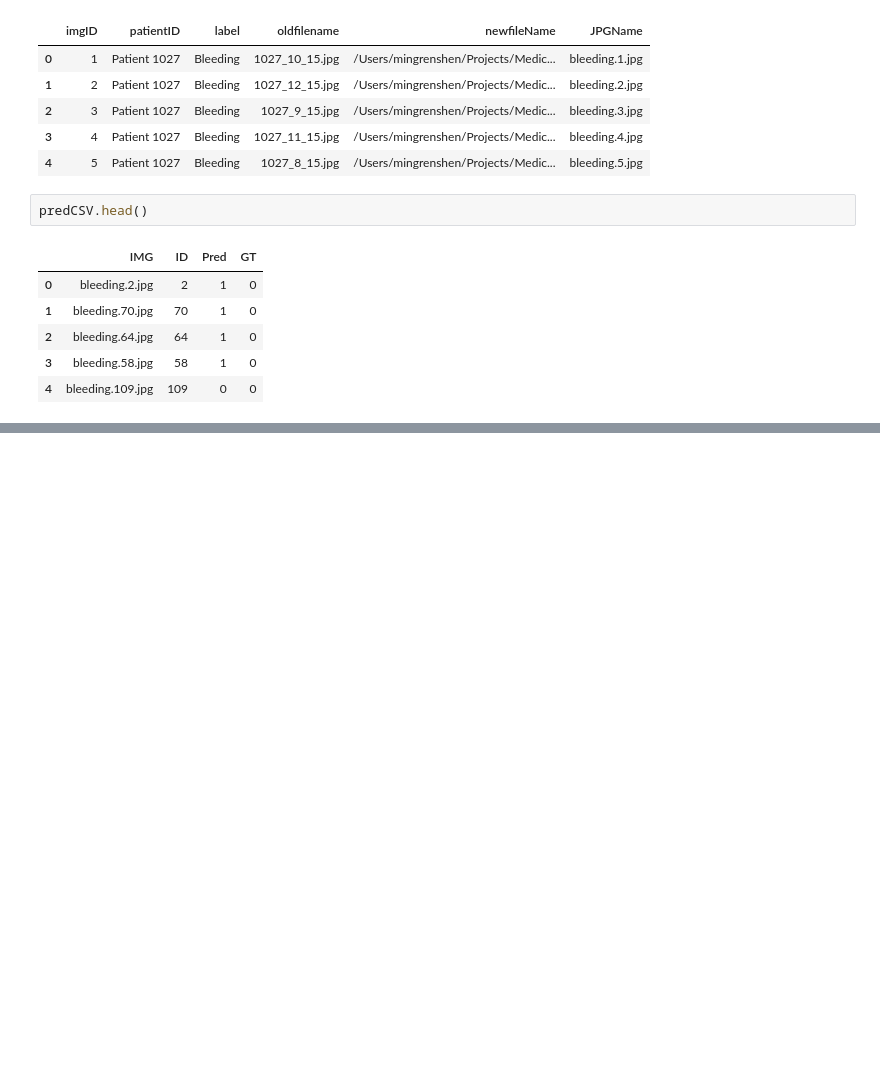
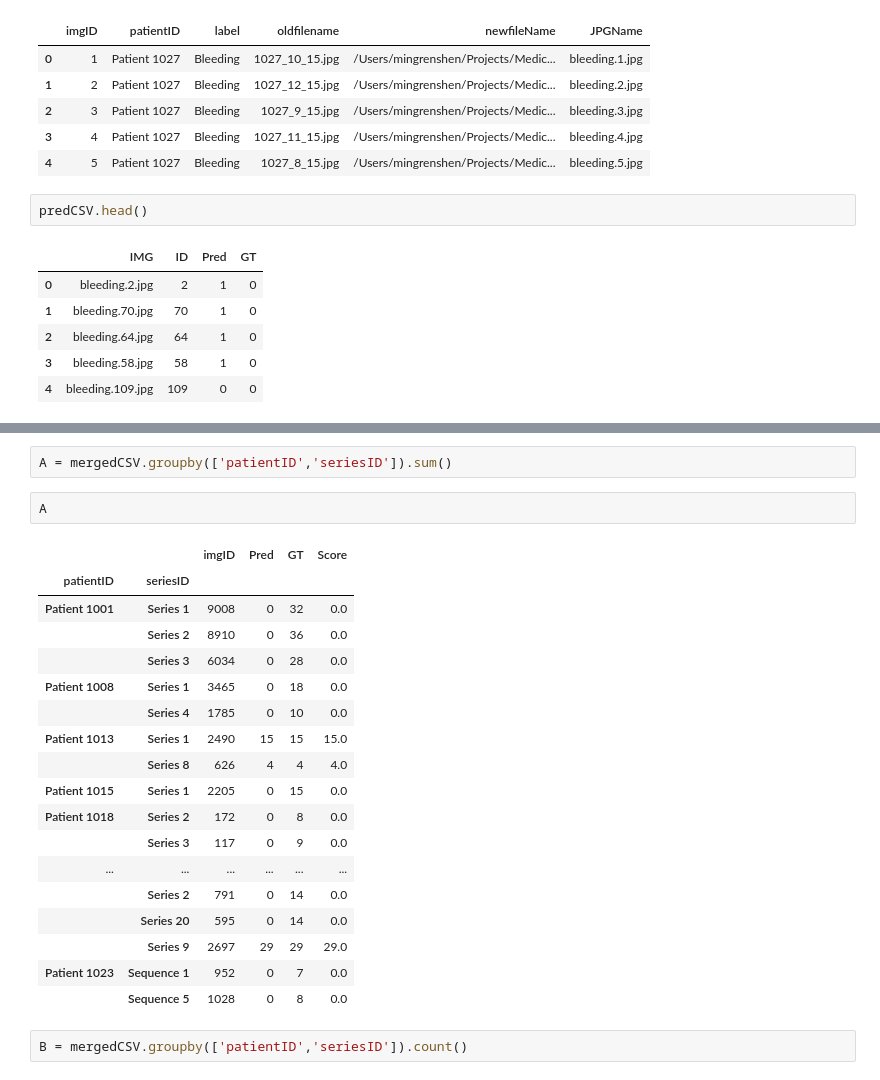
Before and after one commit to uw-cmg/MedicalImgAnalysis-BleedingSitesDetection, a Jupyter notebook: notebooks/MedImg_Stage3_Testing.ipynb, the cells around one changed output, grey strips where cells are left out. Cells and saved outputs as stored; diff of their text form; blank space fills up the shorter version.

```diff
--- a/notebooks/MedImg_Stage3_Testing.ipynb
+++ b/notebooks/MedImg_Stage3_Testing.ipynb
@@ -429,0 +483,25 @@ predCSV.head()
+# %%
+A = mergedCSV.groupby(['patientID','seriesID']).sum()
+# %%
+A
+# %% [output]
+|  |  | imgID | Pred | GT | Score |
+| patientID | seriesID |  |  |  |  |
+| Patient 1001 | Series 1 | 9008 | 0 | 32 | 0.0 |
+|  | Series 2 | 8910 | 0 | 36 | 0.0 |
+|  | Series 3 | 6034 | 0 | 28 | 0.0 |
+| Patient 1008 | Series 1 | 3465 | 0 | 18 | 0.0 |
+|  | Series 4 | 1785 | 0 | 10 | 0.0 |
+| Patient 1013 | Series 1 | 2490 | 15 | 15 | 15.0 |
+|  | Series 8 | 626 | 4 | 4 | 4.0 |
+| Patient 1015 | Series 1 | 2205 | 0 | 15 | 0.0 |
+| Patient 1018 | Series 2 | 172 | 0 | 8 | 0.0 |
+|  | Series 3 | 117 | 0 | 9 | 0.0 |
+| ... | ... | ... | ... | ... | ... |
+|  | Series 2 | 791 | 0 | 14 | 0.0 |
+|  | Series 20 | 595 | 0 | 14 | 0.0 |
+|  | Series 9 | 2697 | 29 | 29 | 29.0 |
+| Patient 1023 | Sequence 1 | 952 | 0 | 7 | 0.0 |
+|  | Sequence 5 | 1028 | 0 | 8 | 0.0 |
+# %%
+B = mergedCSV.groupby(['patientID','seriesID']).count()
```
Also changed, not shown: parts of 13 cells of this notebook, 4 other files.
